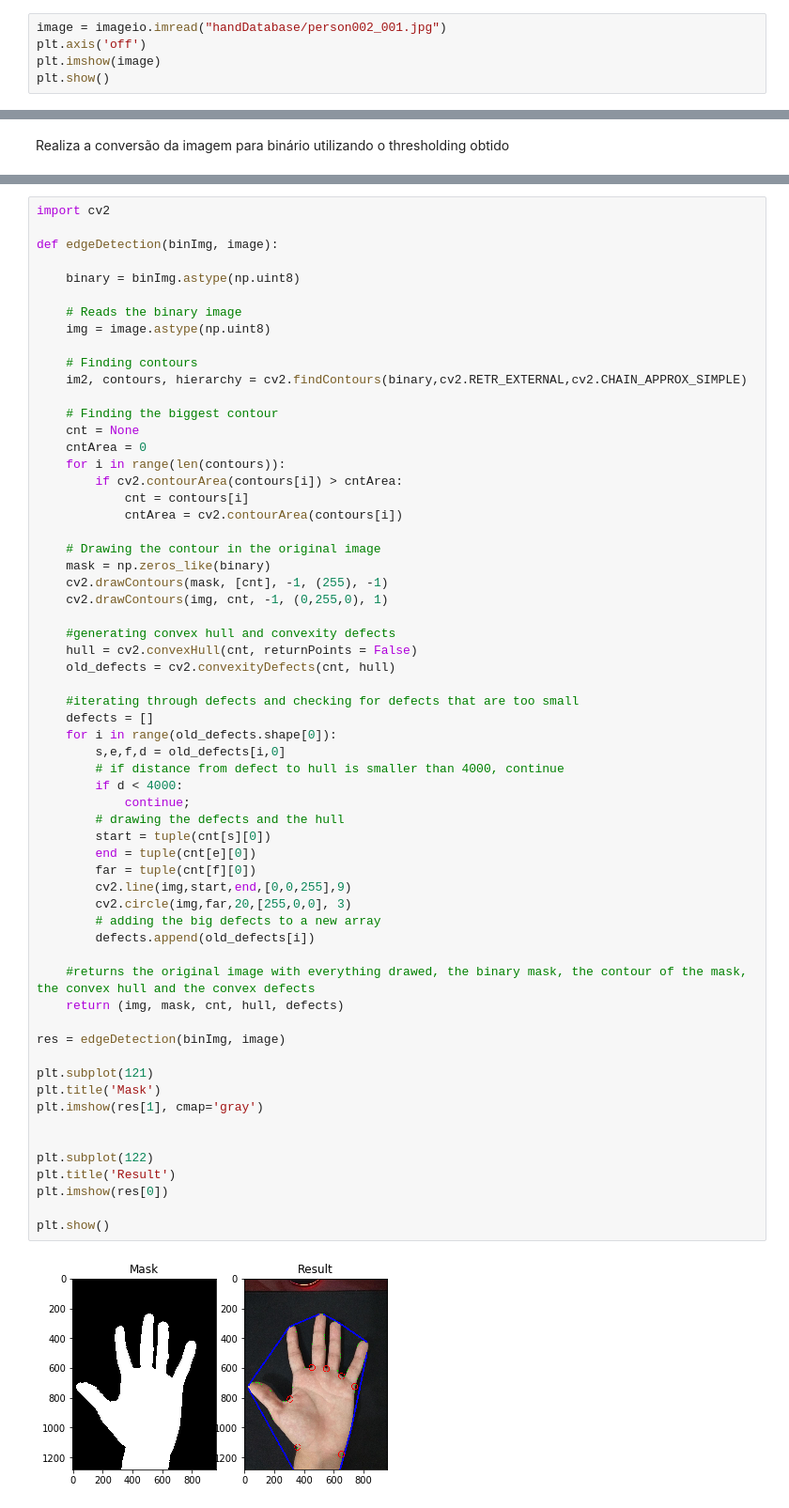
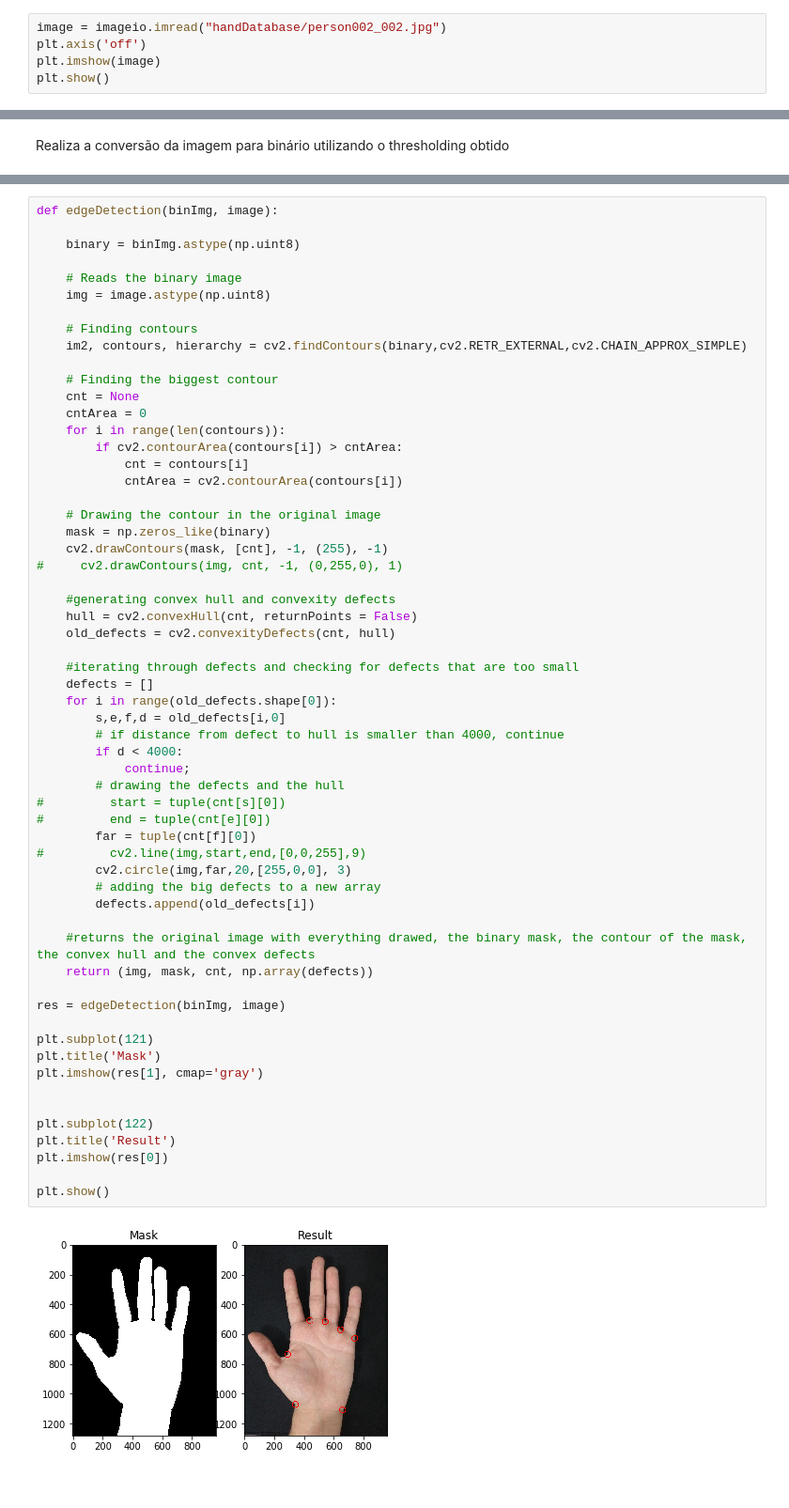
Before and after one commit to leticiarina/BiometricRecognition, a Jupyter notebook: biometricRecognition.ipynb, the cells around one changed output, grey strips where cells are left out. Shown at 94% size. Drawn from its saved outputs; the diff is of its cells as text.

```diff
--- a/biometricRecognition.ipynb
+++ b/biometricRecognition.ipynb
@@ -11,7 +12,7 @@ import matplotlib.pyplot as plt
 # %% [markdown]
 Carrega a imagem a ser reconhecida por biometria
 # %%
-image = imageio.imread("handDatabase/person002_001.jpg")
+image = imageio.imread("handDatabase/person002_002.jpg")
 plt.axis('off')
 plt.imshow(image)
 plt.show()
@@ -134,6 +139,4 @@ binImg = binaryTransform(gray, thresholding)
 # %%
-import cv2
-
 def edgeDetection(binImg, image):
 
     binary = binImg.astype(np.uint8)
@@ -155,42 +158,42 @@ def edgeDetection(binImg, image):
     # Drawing the contour in the original image
     mask = np.zeros_like(binary)
     cv2.drawContours(mask, [cnt], -1, (255), -1)
-    cv2.drawContours(img, cnt, -1, (0,255,0), 1)
+#     cv2.drawContours(img, cnt, -1, (0,255,0), 1)
 
     #generating convex hull and convexity defects
     hull = cv2.convexHull(cnt, returnPoints = False)
     old_defects = cv2.convexityDefects(cnt, hull)
 
     #iterating through defects and checking for defects that are too small
     defects = []
     for i in range(old_defects.shape[0]):
         s,e,f,d = old_defects[i,0]
         # if distance from defect to hull is smaller than 4000, continue
         if d < 4000:
             continue;
         # drawing the defects and the hull
-        start = tuple(cnt[s][0])
-        end = tuple(cnt[e][0])
+#         start = tuple(cnt[s][0])
+#         end = tuple(cnt[e][0])
         far = tuple(cnt[f][0])
-        cv2.line(img,start,end,[0,0,255],9)
+#         cv2.line(img,start,end,[0,0,255],9)
         cv2.circle(img,far,20,[255,0,0], 3)
         # adding the big defects to a new array
         defects.append(old_defects[i])
 
     #returns the original image with everything drawed, the binary mask, the contour of the mask, the convex hull and the convex defects
-    return (img, mask, cnt, hull, defects)
+    return (img, mask, cnt, np.array(defects))
 
 res = edgeDetection(binImg, image)
 
 plt.subplot(121)
 plt.title('Mask')
 plt.imshow(res[1], cmap='gray')
 
 
 plt.subplot(122)
 plt.title('Result')
 plt.imshow(res[0])
 
 plt.show()
 # %% [output]
-[figure, old version]
+[figure, new version]
```
Also changed, not shown: parts of 7 cells of this notebook.
